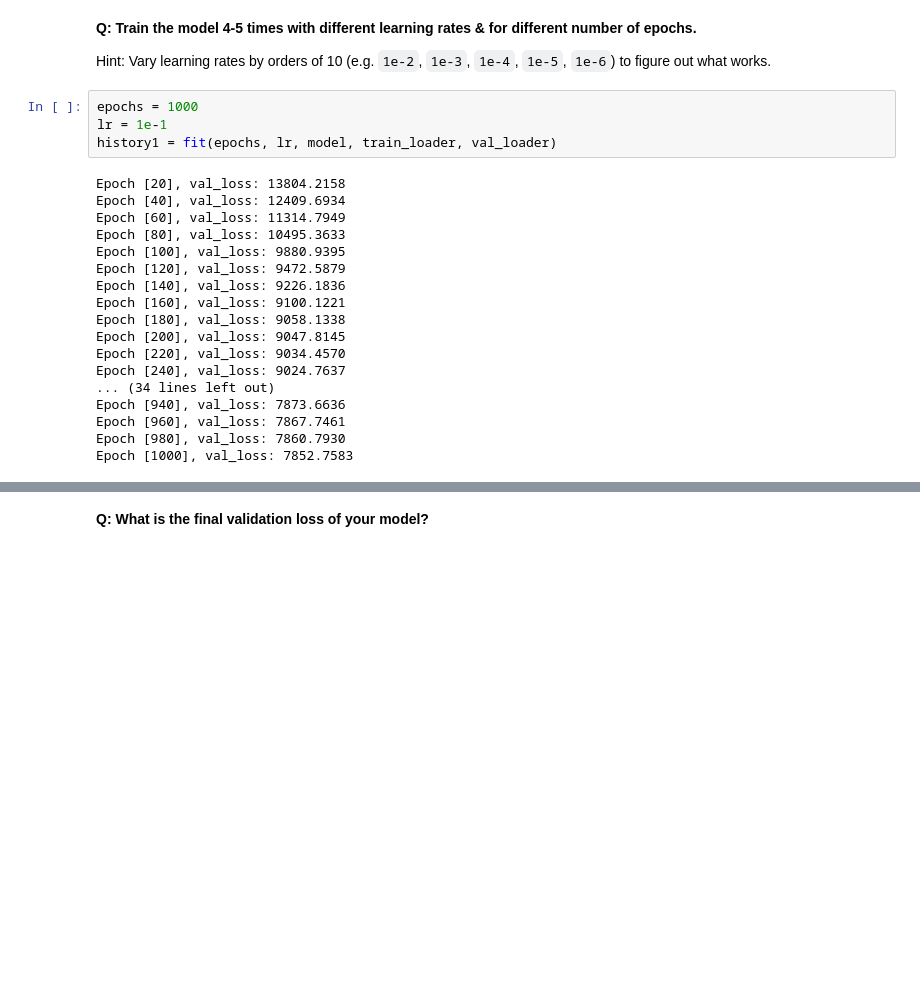
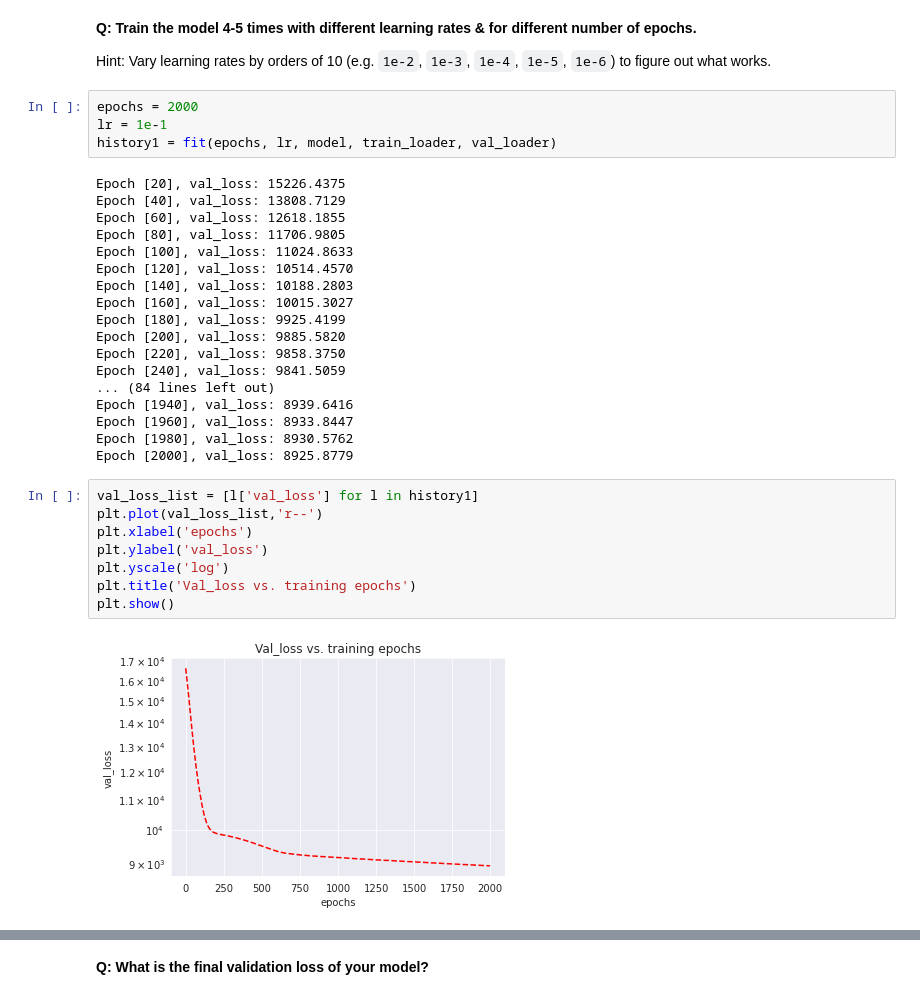
Before and after one commit to aayrm5/Zero_to_GANS, a Jupyter notebook: 02_insurance_linear.ipynb, the cells around one changed output, grey strips where cells are left out. Drawn from its saved outputs; the diff is of its cells as text; blank space fills up the shorter version.

Commit message:
Updated the file with plotting for validation loss vs number of epochs and improved predictions.

```diff
--- a/02_insurance_linear.ipynb
+++ b/02_insurance_linear.ipynb
@@ -413,25 +416,35 @@ We are now ready to train the model. You may need to run the training loop many
 
 Hint: Vary learning rates by orders of 10 (e.g. `1e-2`, `1e-3`, `1e-4`, `1e-5`, `1e-6`) to figure out what works.
 # %%
-epochs = 1000
+epochs = 2000
 lr = 1e-1
 history1 = fit(epochs, lr, model, train_loader, val_loader)
 # %% [output]
-Epoch [20], val_loss: 13804.2158
-Epoch [40], val_loss: 12409.6934
-Epoch [60], val_loss: 11314.7949
-Epoch [80], val_loss: 10495.3633
-Epoch [100], val_loss: 9880.9395
-Epoch [120], val_loss: 9472.5879
-Epoch [140], val_loss: 9226.1836
-Epoch [160], val_loss: 9100.1221
-Epoch [180], val_loss: 9058.1338
-Epoch [200], val_loss: 9047.8145
-Epoch [220], val_loss: 9034.4570
-Epoch [240], val_loss: 9024.7637
-... (34 lines left out)
-Epoch [940], val_loss: 7873.6636
-Epoch [960], val_loss: 7867.7461
-Epoch [980], val_loss: 7860.7930
-Epoch [1000], val_loss: 7852.7583
+Epoch [20], val_loss: 15226.4375
+Epoch [40], val_loss: 13808.7129
+Epoch [60], val_loss: 12618.1855
+Epoch [80], val_loss: 11706.9805
+Epoch [100], val_loss: 11024.8633
+Epoch [120], val_loss: 10514.4570
+Epoch [140], val_loss: 10188.2803
+Epoch [160], val_loss: 10015.3027
+Epoch [180], val_loss: 9925.4199
+Epoch [200], val_loss: 9885.5820
+Epoch [220], val_loss: 9858.3750
+Epoch [240], val_loss: 9841.5059
+... (84 lines left out)
+Epoch [1940], val_loss: 8939.6416
+Epoch [1960], val_loss: 8933.8447
+Epoch [1980], val_loss: 8930.5762
+Epoch [2000], val_loss: 8925.8779
+# %%
+val_loss_list = [l['val_loss'] for l in history1]
+plt.plot(val_loss_list,'r--')
+plt.xlabel('epochs')
+plt.ylabel('val_loss')
+plt.yscale('log')
+plt.title('Val_loss vs. training epochs')
+plt.show()
+# %% [output]
+[figure, added]
 # %%
```
Also changed, not shown: parts of 21 cells of this notebook.
